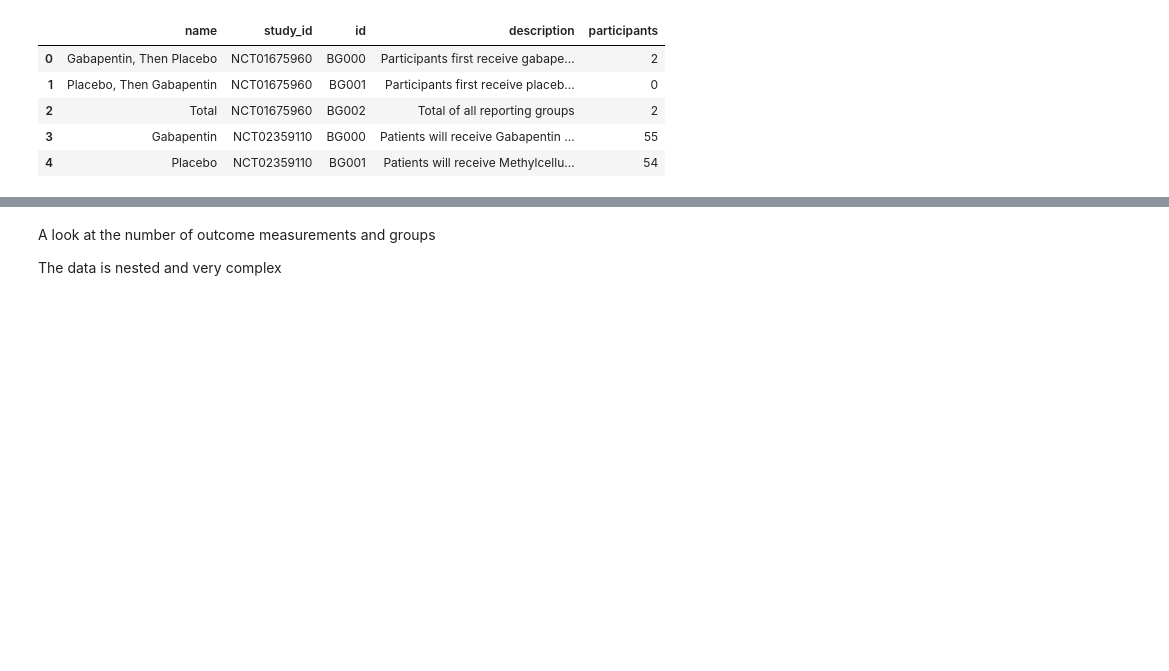
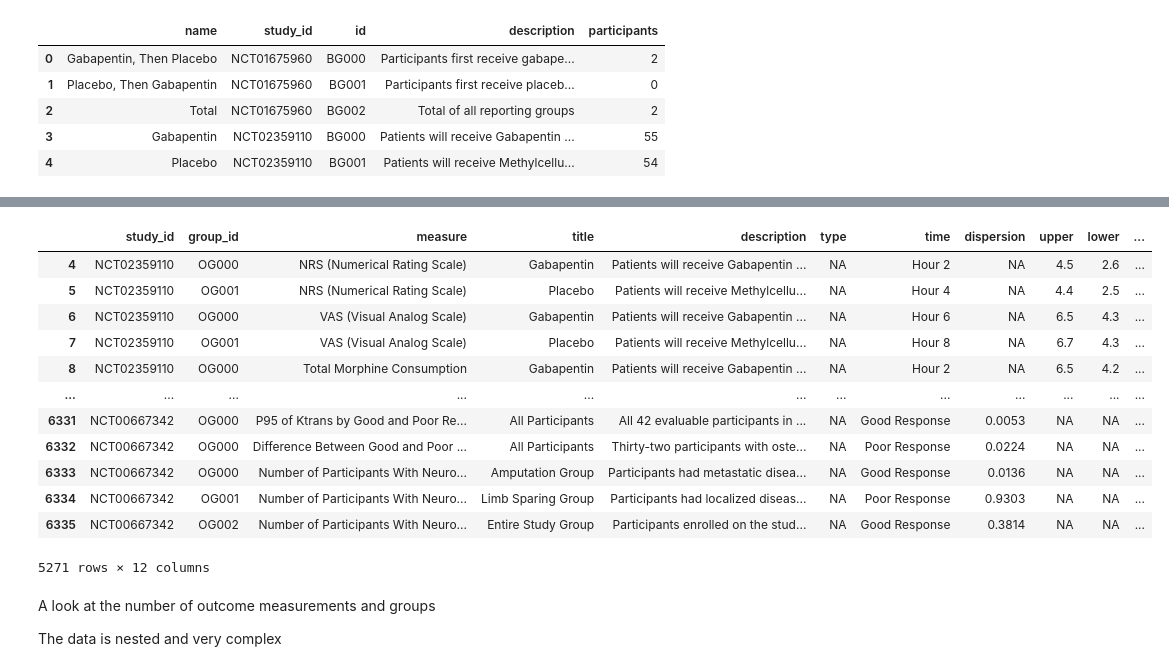
Before and after one commit to porterehunley/drugprocessing, a Jupyter notebook: ClincalTrialsPlayground.ipynb, the cells around one changed output, grey strips where cells are left out. Cells and saved outputs as stored; diff of their text form; code cells hidden in the pictures; blank space fills up the shorter version.

Commit message:
create outcomes table

```diff
--- a/ClincalTrialsPlayground.ipynb
+++ b/ClincalTrialsPlayground.ipynb
@@ -298,3 +434,19 @@ def get_outcome_modules(studies):
+# %%
+outcomes[outcomes['value'] != 'NA']
+# %% [output]
+|  | study_id | group_id | measure | title | description | type | time | dispersion | upper | lower | ... |
+| 4 | NCT02359110 | OG000 | NRS (Numerical Rating Scale) | Gabapentin | Patients will receive Gabapentin ... | NA | Hour 2 | NA | 4.5 | 2.6 | ... |
+| 5 | NCT02359110 | OG001 | NRS (Numerical Rating Scale) | Placebo | Patients will receive Methylcellu... | NA | Hour 4 | NA | 4.4 | 2.5 | ... |
+| 6 | NCT02359110 | OG000 | VAS (Visual Analog Scale) | Gabapentin | Patients will receive Gabapentin ... | NA | Hour 6 | NA | 6.5 | 4.3 | ... |
+| 7 | NCT02359110 | OG001 | VAS (Visual Analog Scale) | Placebo | Patients will receive Methylcellu... | NA | Hour 8 | NA | 6.7 | 4.3 | ... |
+| 8 | NCT02359110 | OG000 | Total Morphine Consumption | Gabapentin | Patients will receive Gabapentin ... | NA | Hour 2 | NA | 6.5 | 4.2 | ... |
+| ... | ... | ... | ... | ... | ... | ... | ... | ... | ... | ... | ... |
+| 6331 | NCT00667342 | OG000 | P95 of Ktrans by Good and Poor Re... | All Participants | All 42 evaluable participants in ... | NA | Good Response | 0.0053 | NA | NA | ... |
+| 6332 | NCT00667342 | OG000 | Difference Between Good and Poor ... | All Participants | Thirty-two participants with oste... | NA | Poor Response | 0.0224 | NA | NA | ... |
+| 6333 | NCT00667342 | OG000 | Number of Participants With Neuro... | Amputation Group | Participants had metastatic disea... | NA | Good Response | 0.0136 | NA | NA | ... |
+| 6334 | NCT00667342 | OG001 | Number of Participants With Neuro... | Limb Sparing Group | Participants had localized diseas... | NA | Poor Response | 0.9303 | NA | NA | ... |
+| 6335 | NCT00667342 | OG002 | Number of Participants With Neuro... | Entire Study Group | Participants enrolled on the stud... | NA | Good Response | 0.3814 | NA | NA | ... |
+5271 rows × 12 columns
 # %%
 # Get all the names used for groups
 def parse_outcome_modules(outcomes):
```
Also changed, not shown: parts of 7 cells of this notebook.
